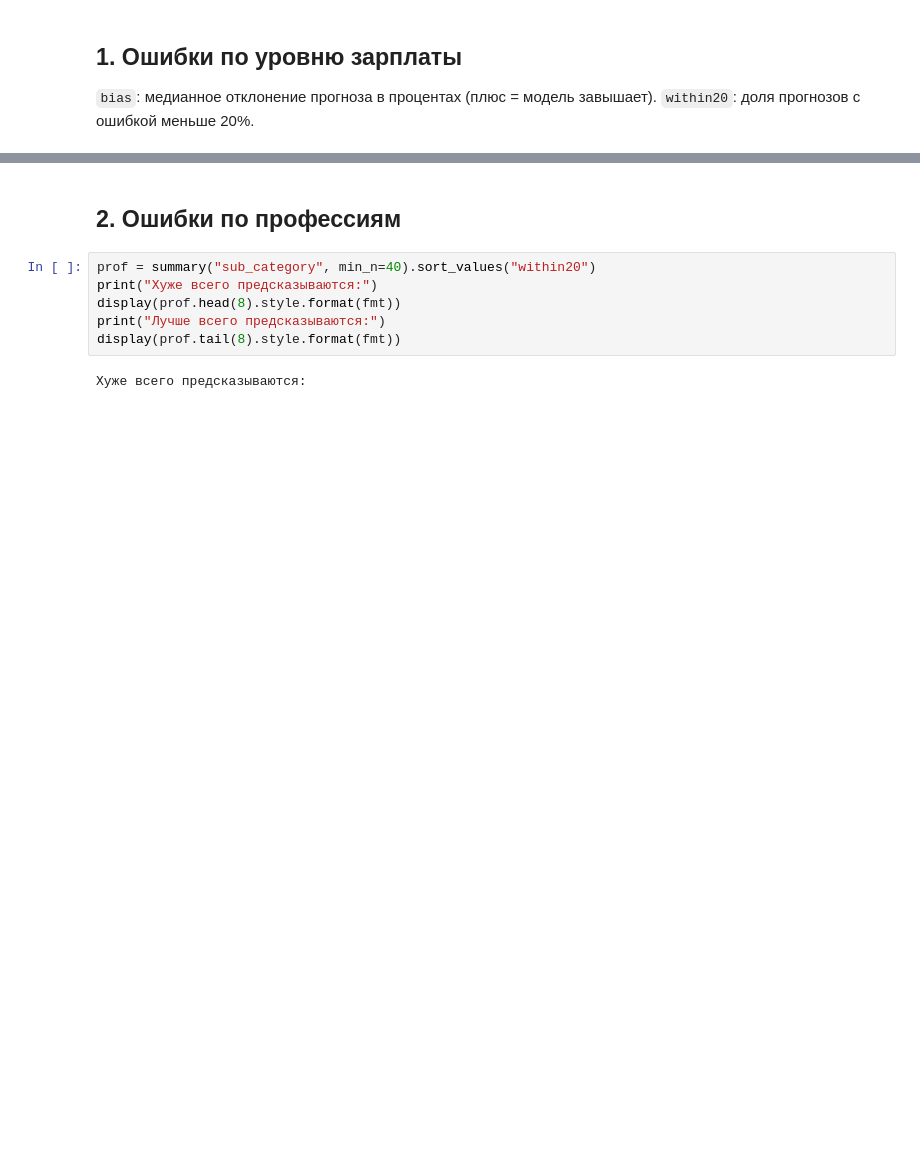
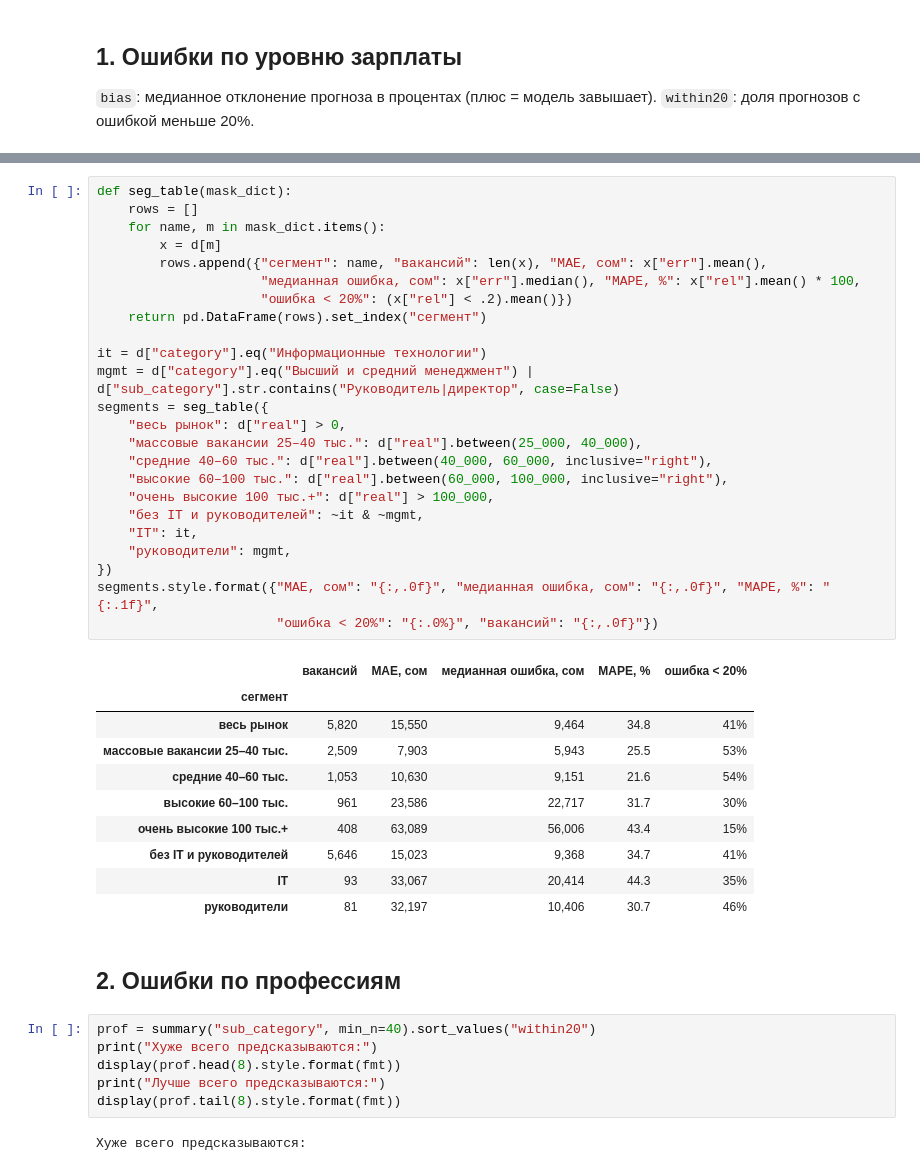
Before and after one commit to kambaraalieva/kg-salary-prediction, a Jupyter notebook: notebooks/04_error_analysis.ipynb, the cells around one changed output, grey strips where cells are left out. Cells and saved outputs as stored; diff of their text form; blank space fills up the shorter version.

```diff
--- a/notebooks/04_error_analysis.ipynb
+++ b/notebooks/04_error_analysis.ipynb
@@ -103,3 +109,38 @@ plt.tight_layout(); plt.savefig(FIG + "04_bands.png", dpi=150); plt.show()
+# %%
+def seg_table(mask_dict):
+    rows = []
+    for name, m in mask_dict.items():
+        x = d[m]
+        rows.append({"сегмент": name, "вакансий": len(x), "MAE, сом": x["err"].mean(),
+                     "медианная ошибка, сом": x["err"].median(), "MAPE, %": x["rel"].mean() * 100,
+                     "ошибка < 20%": (x["rel"] < .2).mean()})
+    return pd.DataFrame(rows).set_index("сегмент")
+
+it = d["category"].eq("Информационные технологии")
+mgmt = d["category"].eq("Высший и средний менеджмент") | d["sub_category"].str.contains("Руководитель|директор", case=False)
+segments = seg_table({
+    "весь рынок": d["real"] > 0,
+    "массовые вакансии 25–40 тыс.": d["real"].between(25_000, 40_000),
+    "средние 40–60 тыс.": d["real"].between(40_000, 60_000, inclusive="right"),
+    "высокие 60–100 тыс.": d["real"].between(60_000, 100_000, inclusive="right"),
+    "очень высокие 100 тыс.+": d["real"] > 100_000,
+    "без IT и руководителей": ~it & ~mgmt,
+    "IT": it,
+    "руководители": mgmt,
+})
+segments.style.format({"MAE, сом": "{:,.0f}", "медианная ошибка, сом": "{:,.0f}", "MAPE, %": "{:.1f}",
+                       "ошибка < 20%": "{:.0%}", "вакансий": "{:,.0f}"})
+# %% [output]
+|  | вакансий | MAE, сом | медианная ошибка, сом | MAPE, % | ошибка < 20% |
+| сегмент |  |  |  |  |  |
+| весь рынок | 5,820 | 15,550 | 9,464 | 34.8 | 41% |
+| массовые вакансии 25–40 тыс. | 2,509 | 7,903 | 5,943 | 25.5 | 53% |
+| средние 40–60 тыс. | 1,053 | 10,630 | 9,151 | 21.6 | 54% |
+| высокие 60–100 тыс. | 961 | 23,586 | 22,717 | 31.7 | 30% |
+| очень высокие 100 тыс.+ | 408 | 63,089 | 56,006 | 43.4 | 15% |
+| без IT и руководителей | 5,646 | 15,023 | 9,368 | 34.7 | 41% |
+| IT | 93 | 33,067 | 20,414 | 44.3 | 35% |
+| руководители | 81 | 32,197 | 10,406 | 30.7 | 46% |
 # %% [markdown]
 ## 2. Ошибки по профессиям
 # %%
```
Also changed, not shown: parts of 13 cells of this notebook, 20 other files.
